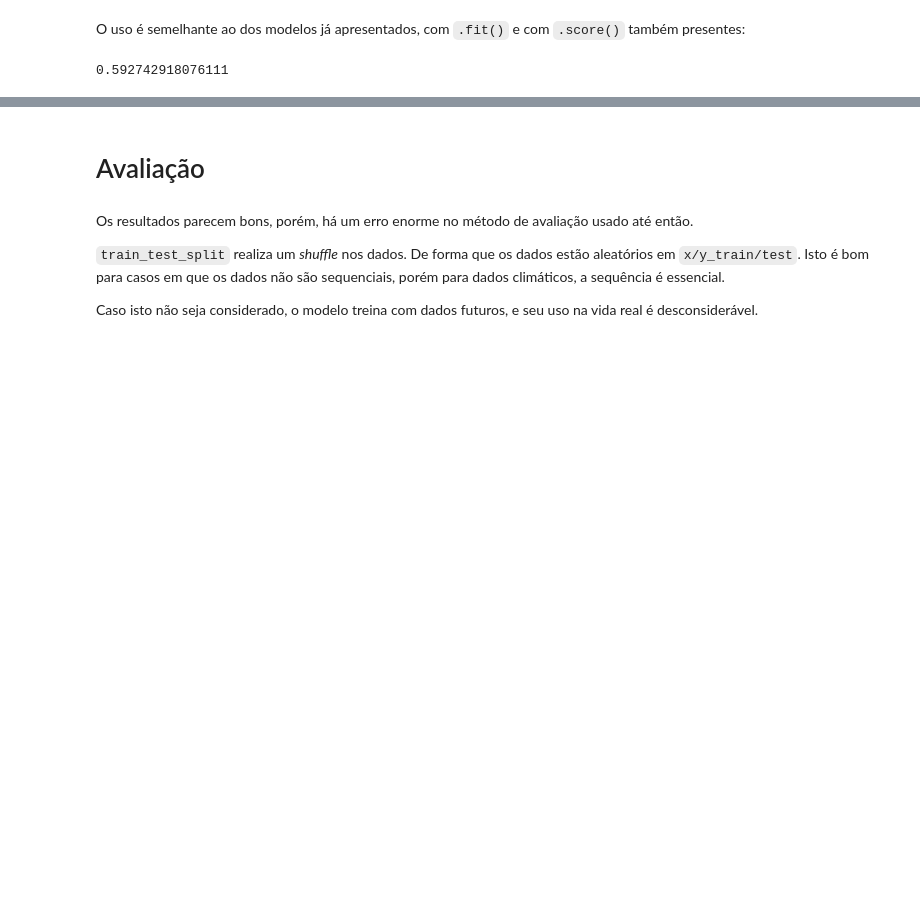
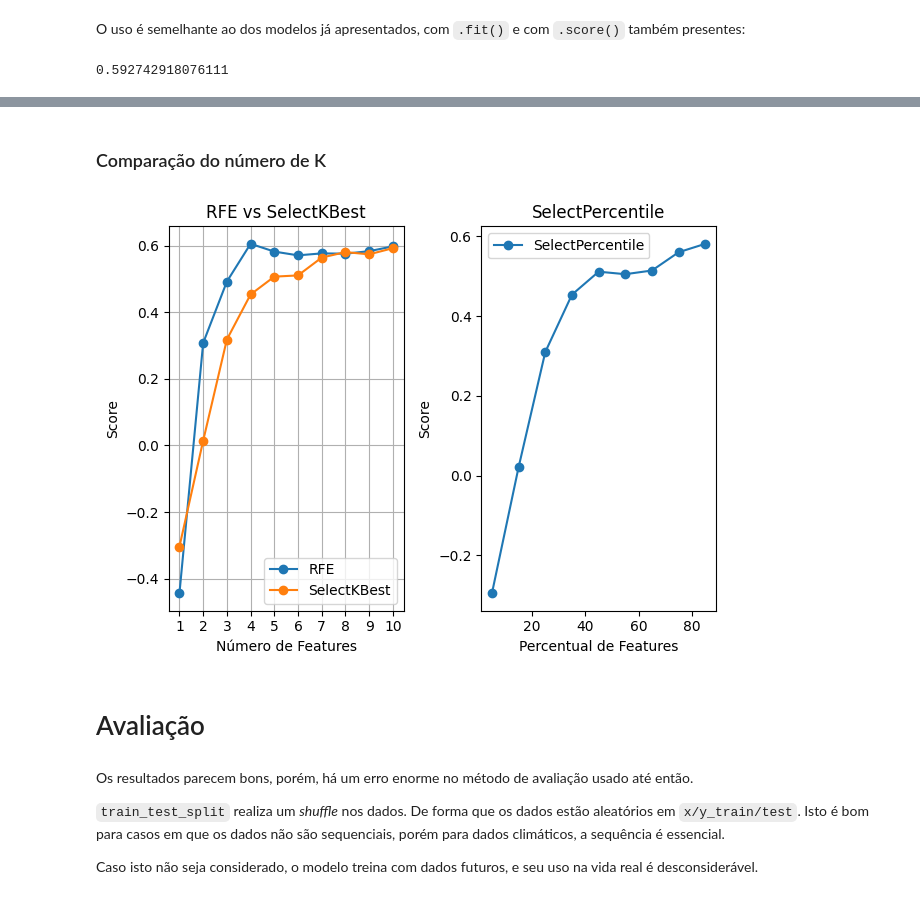
Before and after one commit to JCFDGG/LOB1266-PUB, a Jupyter notebook: aulas/aula_07_regressao/07_regressao.ipynb, the cells around one changed output, grey strips where cells are left out. Cells and saved outputs as stored; diff of their text form; code cells hidden in the pictures; blank space fills up the shorter version.

Commit message:
feat(07_regressao.ipynb): add feature_selection section

```diff
--- a/aulas/aula_07_regressao/07_regressao.ipynb
+++ b/aulas/aula_07_regressao/07_regressao.ipynb
@@ -608,0 +651,3 @@ pipe_1.score(x_test_tmax, y_test_tmax) # Avalia a pipeline
+# %%
+x_old = x_train_tmax
+x_old.shape
@@ -608,0 +707,5 @@ pipe_1.score(x_test_tmax, y_test_tmax) # Avalia a pipeline
+# %%
+rfe_selector = RFE(rfr, # Usa do modelo RandomForestRegressor
+                   n_features_to_select=8) # Seleciona 8 features
+
+x_new_rfe = rfe_selector.fit_transform(x_old, y_train_tmax) # Treina o modelo e transforma x_old
@@ -608,0 +726,3 @@ pipe_1.score(x_test_tmax, y_test_tmax) # Avalia a pipeline
+# %%
+rfe_selector_pipe = RFE(pipe_1)
+rfe_selector_pipe.fit(x_old, y_train_tmax)
@@ -608,0 +733,3 @@ pipe_1.score(x_test_tmax, y_test_tmax) # Avalia a pipeline
+# %%
+pipe_rfe = make_pipeline(rfe_selector, scaler, rfr)
+pipe_rfe.fit(x_old, y_train_tmax)
@@ -609,3 +748,69 @@ pipe_1.score(x_test_tmax, y_test_tmax) # Avalia a pipeline
+# %% [markdown]
+### Comparação do número de K
+# %%
+fig, axes = plt.subplots(1, 2)
+axes = axes.flatten()
+
+# Organiza as listas
+k_range = range(1, x_old.shape[1] + 1)
+score_list_rfe = []
+score_list_kbest = []
+
+
+percent_range = np.arange(5, 95, 10)
+score_list_percentile = []
+
+for k in k_range:
+    # Prepara as separações
+    slct_kbst = SelectKBest(score_func= r_regression, k=k)
+    rfe = RFE(rfr, n_features_to_select=k)
+
+    # Treina o RFE
+    pipe_rfe= make_pipeline(rfe, scaler, rfr)
+    pipe_rfe.fit(x_train_tmax, y_train_tmax)
+    score_list_rfe.append(pipe_rfe.score(x_test_tmax, y_test_tmax)) # Adiciona o resultado na lista
+
+    # Treina o SelectKBest
+    pipe_kbest =  make_pipeline(slct_kbst, scaler, rfr)
+    pipe_kbest.fit(x_train_tmax, y_train_tmax)
+    score_list_kbest.append(pipe_kbest.score(x_test_tmax, y_test_tmax)) # Adiciona o resultado na lista
+
+for percentile in percent_range:
+    slct_prcnt = SelectPercentile(score_func=r_regression, percentile=percentile)
+
+    # Treina
+    pipe_percent = make_pipeline(slct_prcnt, scaler, rfr)
+    pipe_percent.fit(x_train_tmax, y_train_tmax)
+    # Adiciona o resultado na lista
+    score_list_percentile.append(pipe_percent.score(x_test_tmax, y_test_tmax))
+
+
+# Faz os gráficos
+## Gráfico do RFE
+axes[0].plot(k_range, score_list_rfe, marker='o', label='RFE')
+
+## Gráfico do SelectKBest
+axes[0].plot(k_range, score_list_kbest, marker='o', label='SelectKBest')
+
+axes[0].set_title('RFE vs SelectKBest')
+axes[0].set_xlabel('Número de Features')
+axes[0].set_ylabel('Score')
+
+axes[0].set_xticks(k_range)  # Define os ticks do eixo x
+axes[0].grid()  # Adiciona linhas auxiliares ao gráfico
+axes[0].legend()
+
+## Gráfico do SelectPercentile
+axes[1].plot(percent_range, score_list_percentile, marker='o', label='SelectPercentile')
+axes[1].set_title('SelectPercentile')
+axes[1].set_xlabel('Percentual de Features')
+axes[1].set_ylabel('Score')
+axes[1].legend()
+
+plt.tight_layout()
+plt.show()
+# %% [output]
+[figure, added]
 # %% [markdown]
 # Avaliação
 # %% [markdown]
```
Also changed, not shown: parts of 48 cells of this notebook.
